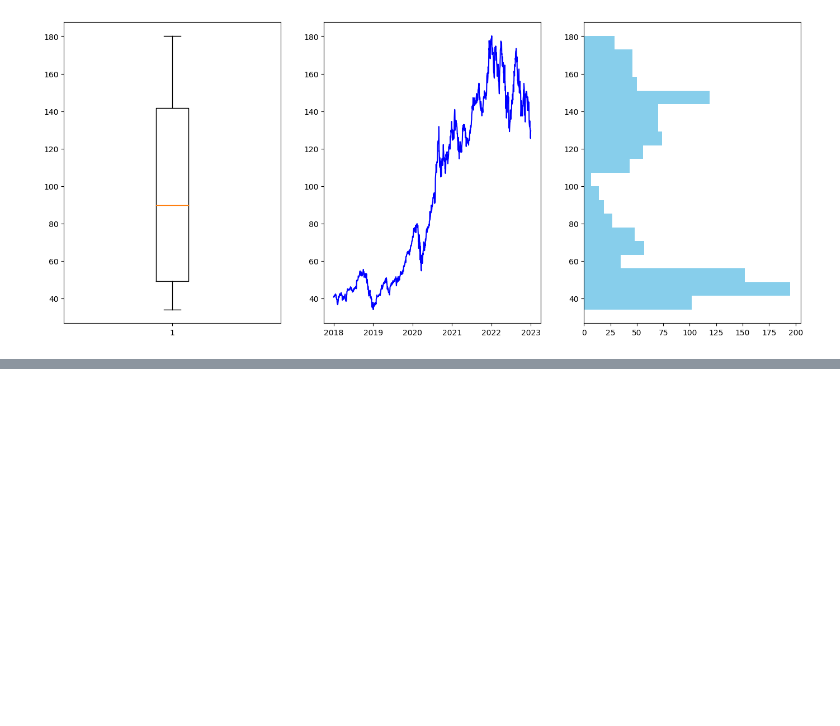
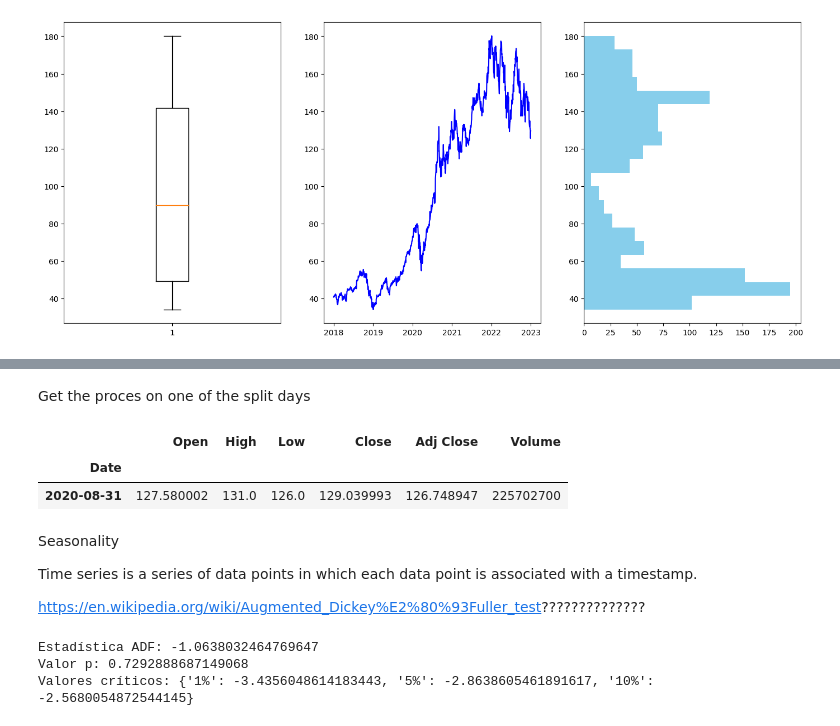
Before and after one commit to venidaydream/Intro_to_Big_Data, a Jupyter notebook: big_data_2.ipynb, the cells around one changed output, grey strips where cells are left out. Saved outputs shown, nothing was run; the diff lists cells and outputs as text; code cells hidden in the pictures; blank space fills up the shorter version.

```diff
--- a/big_data_2.ipynb
+++ b/big_data_2.ipynb
@@ -72,0 +112,35 @@ to_buy.shape
+# %% [markdown]
+Get the proces on one of the split days
+# %%
+#df_split = data[['Adj Close','Open', 'Close']]
+data.index
+df_split = data[(data.index.day == 31) & (data.index.month == 8) & (data.index.year == 2020)]
+#df_split_month = df_split[df_split.index.month == 8]
+#df_split_year = df_split[df_split.index.year == 2020]
+#set(df_split_day) & set(df_split_month) & set(df_split_year)
+df_split.head()
+# %% [output]
+|  | Open | High | Low | Close | Adj Close | Volume |
+| Date |  |  |  |  |  |  |
+| 2020-08-31 | 127.580002 | 131.0 | 126.0 | 129.039993 | 126.748947 | 225702700 |
+# %% [markdown]
+Seasonality
+
+Time series is a series of data points in which each data point is associated with a timestamp.
+
+https://en.wikipedia.org/wiki/Augmented_Dickey%E2%80%93Fuller_test??????????????
+# %%
+time_series = pd.Series(ad_df)
+# Realizar la prueba ADF
+resultado_adf = sm.tsa.adfuller(time_series)
+# Extraer los resultados de la prueba ADF
+adf_estadística, p_valor, lags, nobs, valores_críticos, regresión_estimada = resultado_adf
+
+# Imprimir los resultados
+print("Estadística ADF:", adf_estadística)
+print("Valor p:", p_valor)
+print("Valores críticos:", valores_críticos)
+# %% [output]
+Estadística ADF: -1.0638032464769647
+Valor p: 0.7292888687149068
+Valores críticos: {'1%': -3.4356048614183443, '5%': -2.8638605461891617, '10%': -2.5680054872544145}
```
Also changed, not shown: parts of 9 cells of this notebook.
